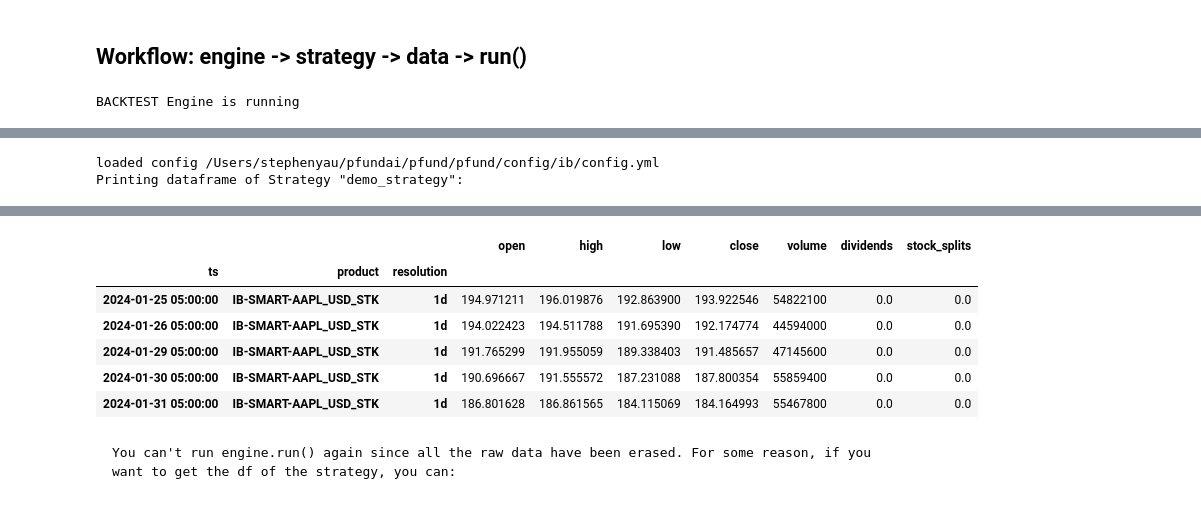
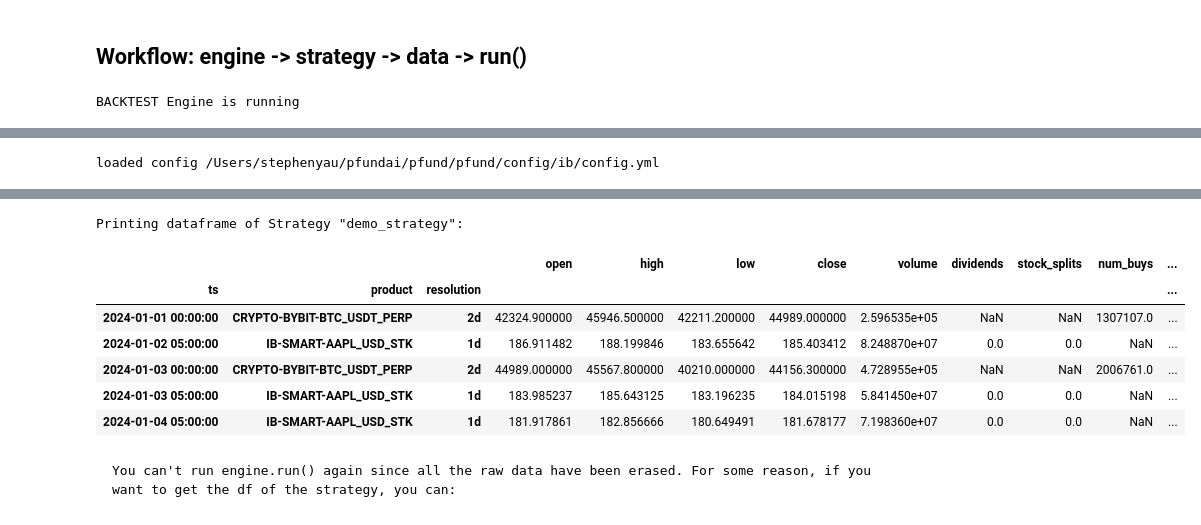
Before and after one commit to PFund-Software-Ltd/pfund, a Jupyter notebook: docs/getting-started/quickstart/vectorized_backtesting.ipynb, the cells around one changed output, grey strips where cells are left out. Saved outputs shown, nothing was run; the diff lists cells and outputs as text; code cells hidden in the pictures.

````diff
--- a/docs/getting-started/quickstart/vectorized_backtesting.ipynb
+++ b/docs/getting-started/quickstart/vectorized_backtesting.ipynb
@@ -21,7 +21,7 @@ class DemoStrategy(pf.Strategy):
         # NOTE: in the future, this dataframe will change depending on your chosen data tool, e.g. pandas, polars, pyspark etc.
         # a dataframe with added data is prepared for you automatically
         print(f'Printing dataframe of Strategy "{self.name}":\n')
-        display(self.df.tail())
+        display(self.df.head())
 
         # TODO: fill in strategy logic
         # TODO: show metrics using pyfolio
@@ -35,12 +35,13 @@ engine = pf.BacktestEngine(mode='vectorized')
 strategy = engine.add_strategy(DemoStrategy(), name='demo_strategy')
 
 # Step 3. add data to strategy
+## add yfinance data
 '''
 IB = Interactive Brokers
 AAPL = Stock ticker for Apple Inc.
 USD = Quote currency
 STK = Stock
-'1d' = Daily data, if use '2d', = 2-day aggregated daily data
+1d = 1-day data
 '''
 strategy.add_data(
     'IB', 'AAPL', 'USD', 'STK', resolutions=['1d'],
@@ -52,6 +53,24 @@ strategy.add_data(
     }
 )
 
+## add crypto data
+'''
+BYBIT = Bybit Cryptocurrency Exchange
+BTC = Bitcoin
+USDT = Tether
+PERP = Perpetual (a trading product)
+2d = 2-day data
+'''
+strategy.add_data(
+    'BYBIT', 'BTC', 'USDT', 'PERP', resolutions=['2d'],
+    backtest={
+        # NOTE: since BYBIT does provide historical data, no need to specify 'data_source'
+        # since it will be downloading data on the fly from https://public.bybit.com/trading/, only get a few dates of data
+        'start_date': '2024-01-01',
+        'end_date': '2024-01-04',
+    }
+)
+
 # Step 4. run engine
 engine.run()
 # %% [output]
@@ -61,2 +80 @@ BACKTEST Engine is running
 loaded config /Users/stephenyau/pfundai/pfund/pfund/config/ib/config.yml
-Printing dataframe of Strategy "demo_strategy":
@@ -63,10 +86,11 @@ Printing dataframe of Strategy "demo_strategy":
+Printing dataframe of Strategy "demo_strategy":
-|  |  |  | open | high | low | close | volume | dividends | stock_splits |
-| ts | product | resolution |  |  |  |  |  |  |  |
-| 2024-01-25 05:00:00 | IB-SMART-AAPL_USD_STK | 1d | 194.971211 | 196.019876 | 192.863900 | 193.922546 | 54822100 | 0.0 | 0.0 |
-| 2024-01-26 05:00:00 | IB-SMART-AAPL_USD_STK | 1d | 194.022423 | 194.511788 | 191.695390 | 192.174774 | 44594000 | 0.0 | 0.0 |
-| 2024-01-29 05:00:00 | IB-SMART-AAPL_USD_STK | 1d | 191.765299 | 191.955059 | 189.338403 | 191.485657 | 47145600 | 0.0 | 0.0 |
-| 2024-01-30 05:00:00 | IB-SMART-AAPL_USD_STK | 1d | 190.696667 | 191.555572 | 187.231088 | 187.800354 | 55859400 | 0.0 | 0.0 |
-| 2024-01-31 05:00:00 | IB-SMART-AAPL_USD_STK | 1d | 186.801628 | 186.861565 | 184.115069 | 184.164993 | 55467800 | 0.0 | 0.0 |
+|  |  |  | open | high | low | close | volume | dividends | stock_splits | num_buys | ... |
+| ts | product | resolution |  |  |  |  |  |  |  |  | ... |
+| 2024-01-01 00:00:00 | CRYPTO-BYBIT-BTC_USDT_PERP | 2d | 42324.900000 | 45946.500000 | 42211.200000 | 44989.000000 | 2.596535e+05 | NaN | NaN | 1307107.0 | ... |
+| 2024-01-02 05:00:00 | IB-SMART-AAPL_USD_STK | 1d | 186.911482 | 188.199846 | 183.655642 | 185.403412 | 8.248870e+07 | 0.0 | 0.0 | NaN | ... |
+| 2024-01-03 00:00:00 | CRYPTO-BYBIT-BTC_USDT_PERP | 2d | 44989.000000 | 45567.800000 | 40210.000000 | 44156.300000 | 4.728955e+05 | NaN | NaN | 2006761.0 | ... |
+| 2024-01-03 05:00:00 | IB-SMART-AAPL_USD_STK | 1d | 183.985237 | 185.643125 | 183.196235 | 184.015198 | 5.841450e+07 | 0.0 | 0.0 | NaN | ... |
+| 2024-01-04 05:00:00 | IB-SMART-AAPL_USD_STK | 1d | 181.917861 | 182.856666 | 180.649491 | 181.678177 | 7.198360e+07 | 0.0 | 0.0 | NaN | ... |
 # %% [markdown]
 ```{warning}
 You can't run engine.run() again since all the raw data have been erased. For some reason, if you want to get the df of the strategy, you can:
````
Also changed, not shown: parts of 7 cells of this notebook, 3 other files.
